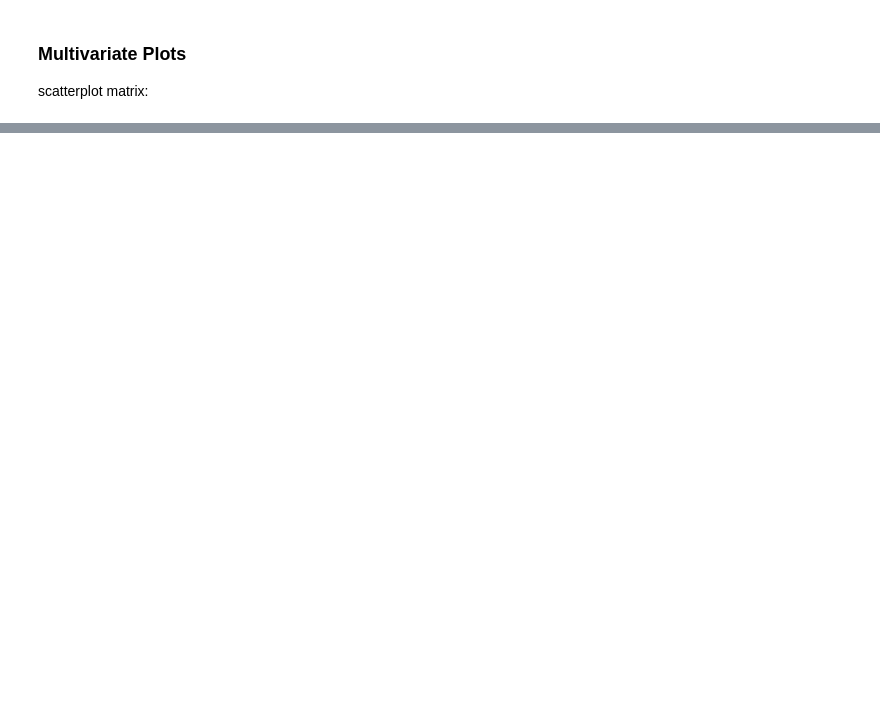
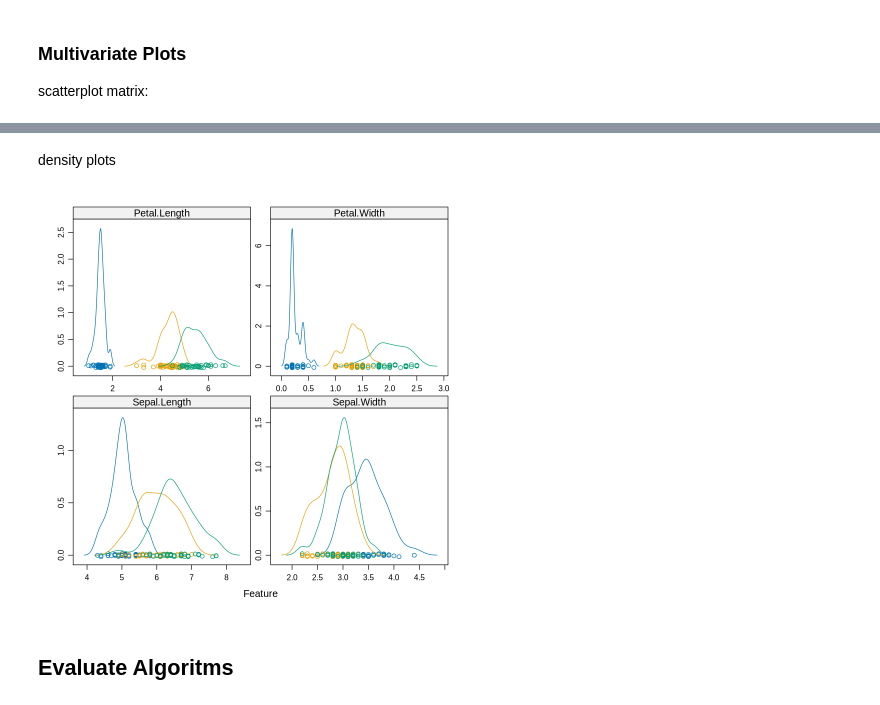
Before and after one commit to jstarkgrad-code/Assignment5-Machine_Learning_Tutorial, a Jupyter notebook: manual-R/R-based_ML_5b.ipynb, the cells around one changed output, grey strips where cells are left out. Cells and saved outputs as stored; diff of their text form; code cells hidden in the pictures; blank space fills up the shorter version.

```diff
--- a/manual-R/R-based_ML_5b.ipynb
+++ b/manual-R/R-based_ML_5b.ipynb
@@ -63,0 +113,9 @@ featurePlot(x=x, y=y, plot="ellipse")
+# %% [markdown]
+density plots
+# %%
+scales <- list(x=list(relation="free"), y=list(relation="free"))
+featurePlot(x=x, y=y, plot="density", scales=scales)
+# %% [output]
+[figure, added]
+# %% [markdown]
+## Evaluate Algoritms
```
Also changed, not shown: parts of 15 cells of this notebook.
